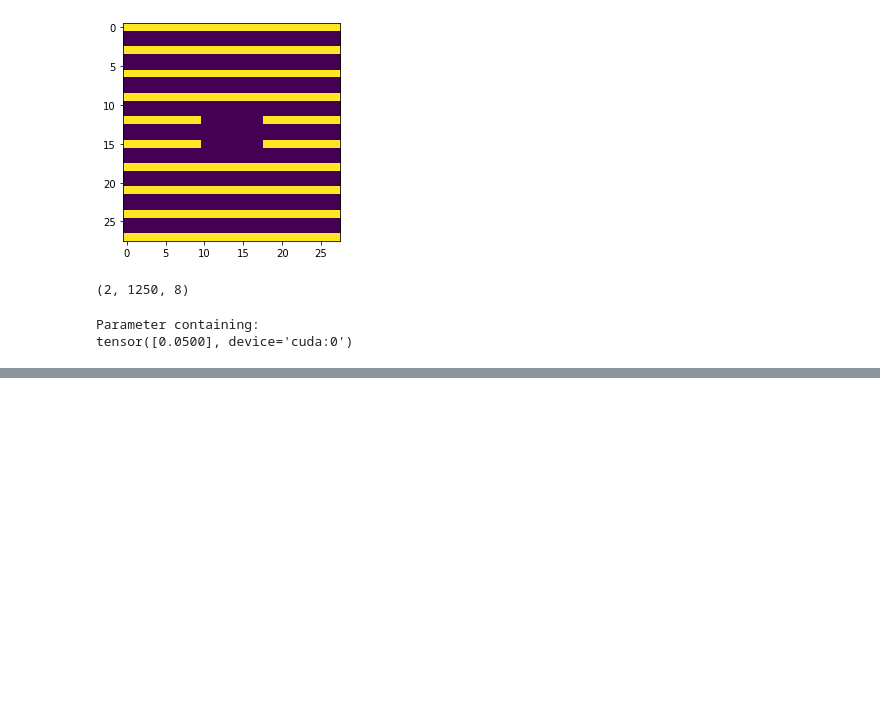
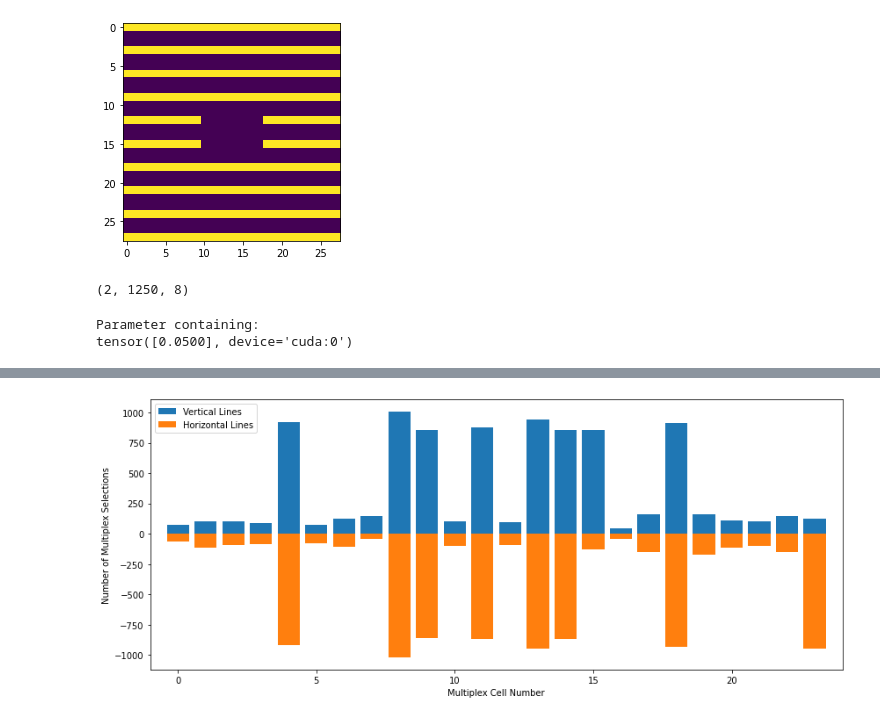
Before and after one commit to edualc/mt_object_recognition, a Jupyter notebook: TinyLateralNetwork_AdversarialExample.ipynb, the cells around one changed output, grey strips where cells are left out. Drawn from its saved outputs; the diff is of its cells as text; code cells hidden in the pictures; blank space fills up the shorter version.

```diff
--- a/TinyLateralNetwork_AdversarialExample.ipynb
+++ b/TinyLateralNetwork_AdversarialExample.ipynb
@@ -432,15 +444,17 @@ plot_kernels(model)
 # %%
 plt.figure(figsize=(12,5))
 val, cnt = np.unique(k_hist[0, 125:], return_counts=True)
 plt.bar(val, cnt)
 val, cnt = np.unique(k_hist[1, 125:], return_counts=True)
 plt.bar(val, -cnt)
-plt.xlim(-1, 24)
+plt.xlim(-1, config['conv_size']*config['num_multiplex'])
 plt.ylabel('Number of Multiplex Selections')
 plt.xlabel('Multiplex Cell Number')
 plt.tight_layout()
 plt.legend(['Vertical Lines', 'Horizontal Lines'], loc='upper left')
 plt.show()
+# %% [output]
+[figure, added]
 # %%
 plt.figure(figsize=(12,5))
 val, cnt = np.unique(k_hist[0, -100:], return_counts=True)
```
Also changed, not shown: parts of 10 cells of this notebook, 2 other files.
